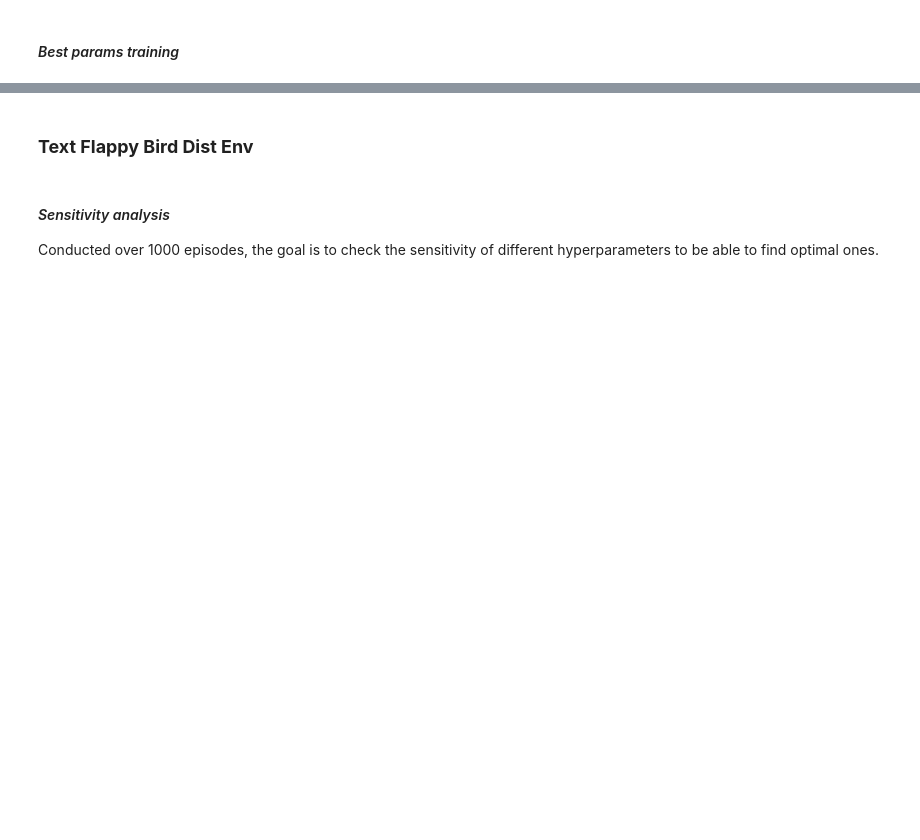
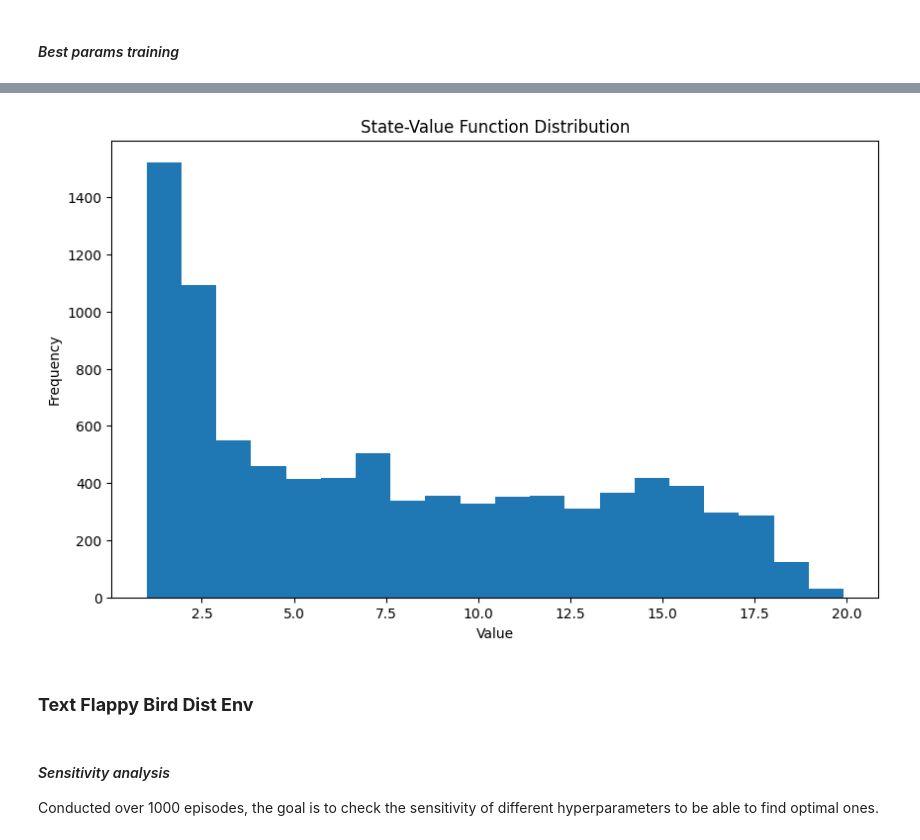
Before and after one commit to romain-mondelice/3MD4120-Reinforcement-Learning-Individual-Assignment, a Jupyter notebook: notebooks/main_notebook.ipynb, the cells around one changed output, grey strips where cells are left out. Saved outputs shown, nothing was run; the diff lists cells and outputs as text; code cells hidden in the pictures; blank space fills up the shorter version.

Commit message:
Final implementation of state policy

```diff
--- a/notebooks/main_notebook.ipynb
+++ b/notebooks/main_notebook.ipynb
@@ -96,6 +104,12 @@ class OffPolicyMonteCarloAgent:
         for state, actions in Q.items():
             behavior_policy[state] = self.get_probs(actions, self.epsilon, self.env.action_space.n)
         return behavior_policy
+
+    def get_state_value_function(self):
+        state_value_function = {}
+        for state, action_values in self.Q.items():
+            state_value_function[state] = np.max(action_values)
+        return state_value_function
 # %%
 def train_monte_carlo_agent(env_str, episodes=1000, gamma=0.9, epsilon=0.1):
     env = gym.make(env_str, height=15, width=20, pipe_gap=4)
@@ -165,6 +179,6 @@ performance_metrics = np.zeros((len(gammas), len(epsilons)))
 # %%
 for i, gamma in enumerate(gammas):
     for j, epsilon in enumerate(epsilons):
-        trained_agent, episode_rewards = train_monte_carlo_agent('TextFlappyBird-screen-v0', episodes=5000, gamma=gamma, epsilon=epsilon)
+        trained_agent, episode_rewards = train_monte_carlo_agent('TextFlappyBird-screen-v0', episodes=7000, gamma=gamma, epsilon=epsilon)
         total_reward = test_agent(trained_agent, episodes=100)
         performance_metrics[i, j] = total_reward
@@ -214,3 +254,17 @@ plt.show()
+# %%
+state_value_function = trained_agent.get_state_value_function()
+
+values = list(state_value_function.values())
+
+plt.figure(figsize=(10, 6))
+plt.hist(values, bins=20)
+plt.xlabel('Value')
+plt.ylabel('Frequency')
+plt.title('State-Value Function Distribution')
+plt.savefig('../reports/figures/state_value_function_mc_screen.png')
+plt.show()
+# %% [output]
+[figure, added]
 # %% [markdown]
 ### **Text Flappy Bird Dist Env**
 # %% [markdown]
```
Also changed, not shown: parts of 29 cells of this notebook, 24 other files.
